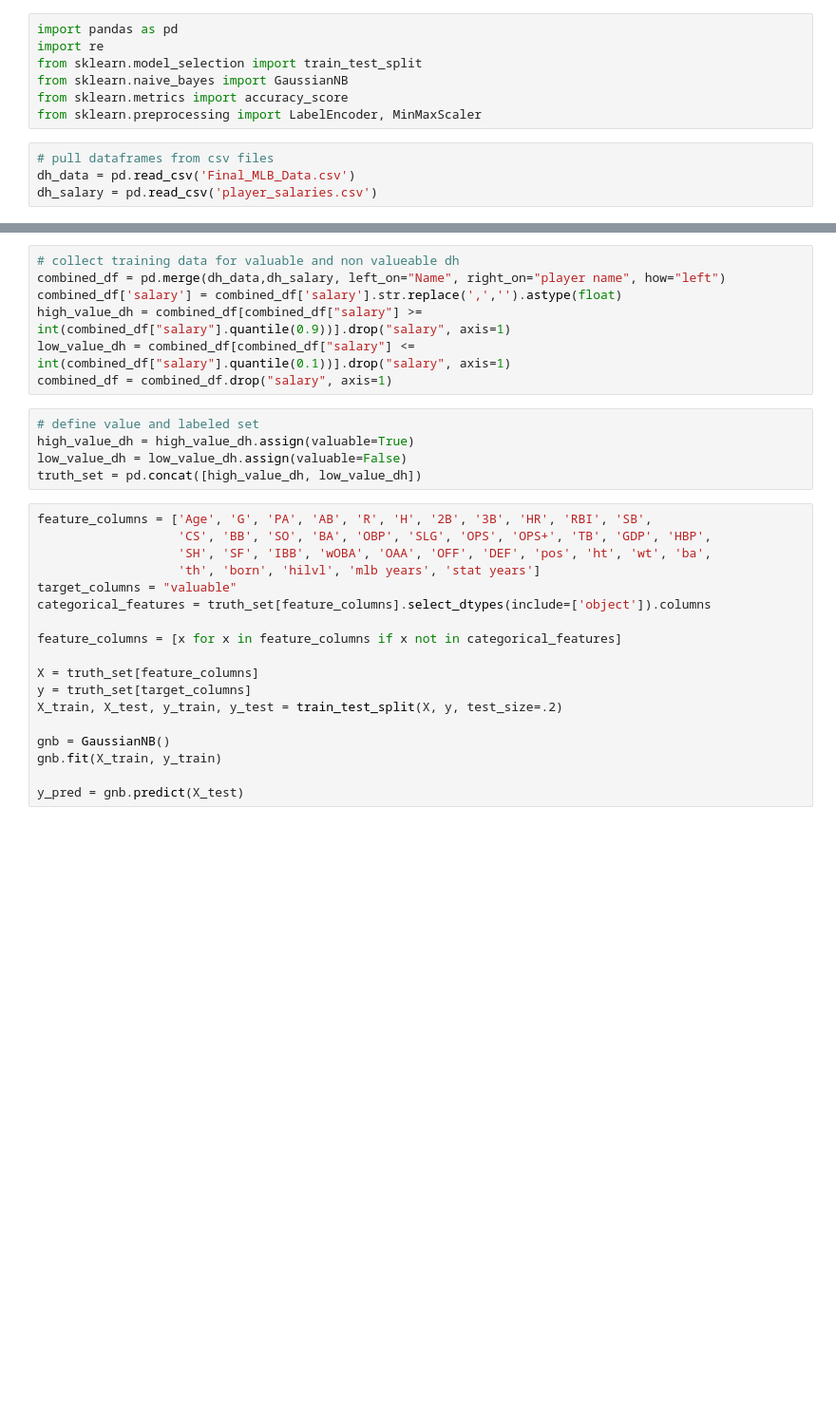
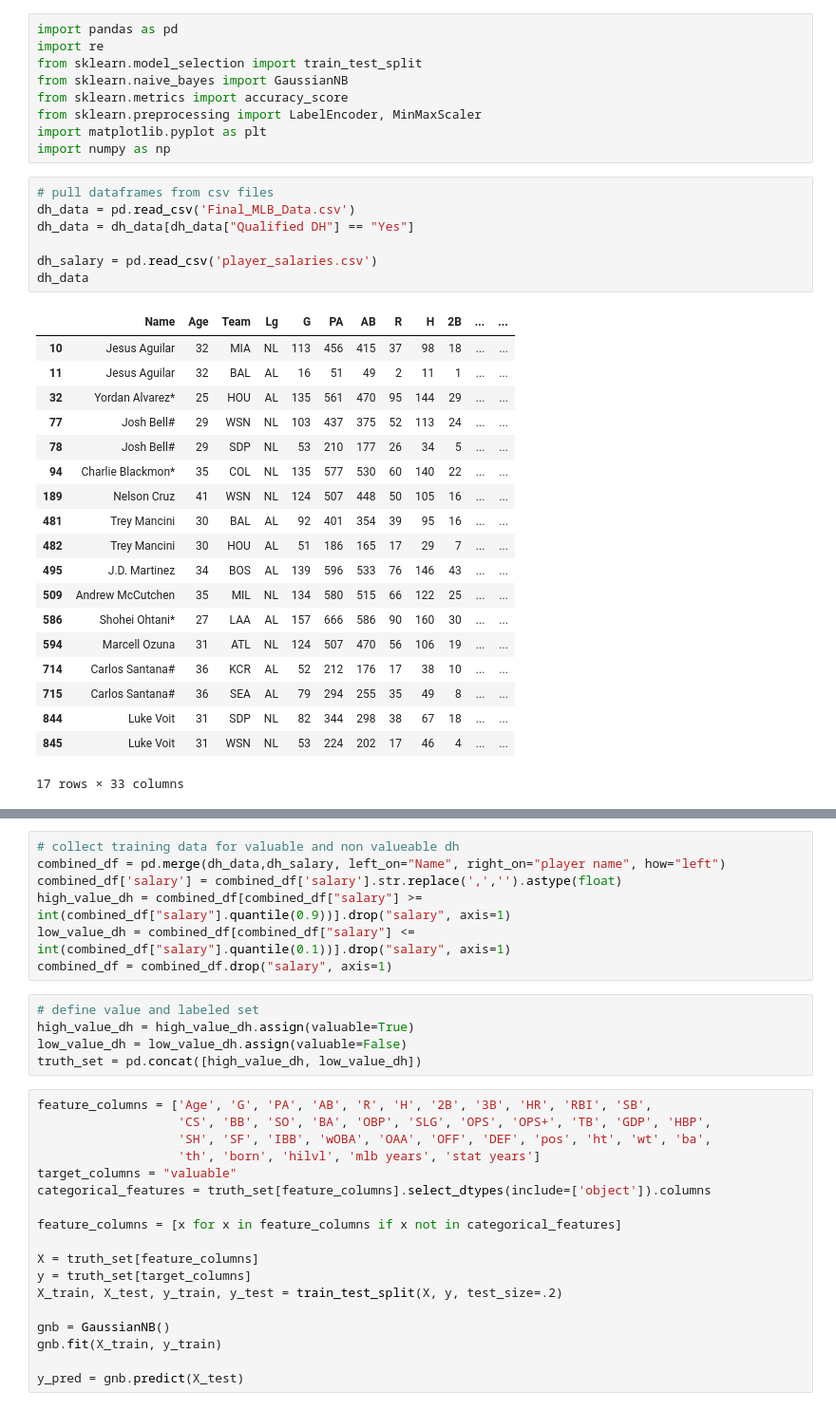
Before and after one commit to filip-r-casey/Data-mining-DH, a Jupyter notebook: DH_Classifier.ipynb, the cells around one changed output, grey strips where cells are left out. Shown at 95% size. Drawn from its saved outputs; the diff is of its cells as text; blank space fills up the shorter version.

```diff
--- a/DH_Classifier.ipynb
+++ b/DH_Classifier.ipynb
@@ -5,10 +5,35 @@ from sklearn.model_selection import train_test_split
 from sklearn.naive_bayes import GaussianNB
 from sklearn.metrics import accuracy_score
 from sklearn.preprocessing import LabelEncoder, MinMaxScaler
+import matplotlib.pyplot as plt
+import numpy as np
 # %%
 # pull dataframes from csv files
 dh_data = pd.read_csv('Final_MLB_Data.csv')
+dh_data = dh_data[dh_data["Qualified DH"] == "Yes"]
+
 dh_salary = pd.read_csv('player_salaries.csv')
+dh_data
+# %% [output]
+|  | Name | Age | Team | Lg | G | PA | AB | R | H | 2B | ... | ... |
+| 10 | Jesus Aguilar | 32 | MIA | NL | 113 | 456 | 415 | 37 | 98 | 18 | ... | ... |
+| 11 | Jesus Aguilar | 32 | BAL | AL | 16 | 51 | 49 | 2 | 11 | 1 | ... | ... |
+| 32 | Yordan Alvarez* | 25 | HOU | AL | 135 | 561 | 470 | 95 | 144 | 29 | ... | ... |
+| 77 | Josh Bell# | 29 | WSN | NL | 103 | 437 | 375 | 52 | 113 | 24 | ... | ... |
+| 78 | Josh Bell# | 29 | SDP | NL | 53 | 210 | 177 | 26 | 34 | 5 | ... | ... |
+| 94 | Charlie Blackmon* | 35 | COL | NL | 135 | 577 | 530 | 60 | 140 | 22 | ... | ... |
+| 189 | Nelson Cruz | 41 | WSN | NL | 124 | 507 | 448 | 50 | 105 | 16 | ... | ... |
+| 481 | Trey Mancini | 30 | BAL | AL | 92 | 401 | 354 | 39 | 95 | 16 | ... | ... |
+| 482 | Trey Mancini | 30 | HOU | AL | 51 | 186 | 165 | 17 | 29 | 7 | ... | ... |
+| 495 | J.D. Martinez | 34 | BOS | AL | 139 | 596 | 533 | 76 | 146 | 43 | ... | ... |
+| 509 | Andrew McCutchen | 35 | MIL | NL | 134 | 580 | 515 | 66 | 122 | 25 | ... | ... |
+| 586 | Shohei Ohtani* | 27 | LAA | AL | 157 | 666 | 586 | 90 | 160 | 30 | ... | ... |
+| 594 | Marcell Ozuna | 31 | ATL | NL | 124 | 507 | 470 | 56 | 106 | 19 | ... | ... |
+| 714 | Carlos Santana# | 36 | KCR | AL | 52 | 212 | 176 | 17 | 38 | 10 | ... | ... |
+| 715 | Carlos Santana# | 36 | SEA | AL | 79 | 294 | 255 | 35 | 49 | 8 | ... | ... |
+| 844 | Luke Voit | 31 | SDP | NL | 82 | 344 | 298 | 38 | 67 | 18 | ... | ... |
+| 845 | Luke Voit | 31 | WSN | NL | 53 | 224 | 202 | 17 | 46 | 4 | ... | ... |
+17 rows × 33 columns
 # %%
 def remove_non_letters(input_string):
     cleaned_string = re.sub(r'[^a-zA-ZÀ-ÿ ]', '', input_string)
```
Also changed, not shown: parts of 4 cells of this notebook, 7 other files.
